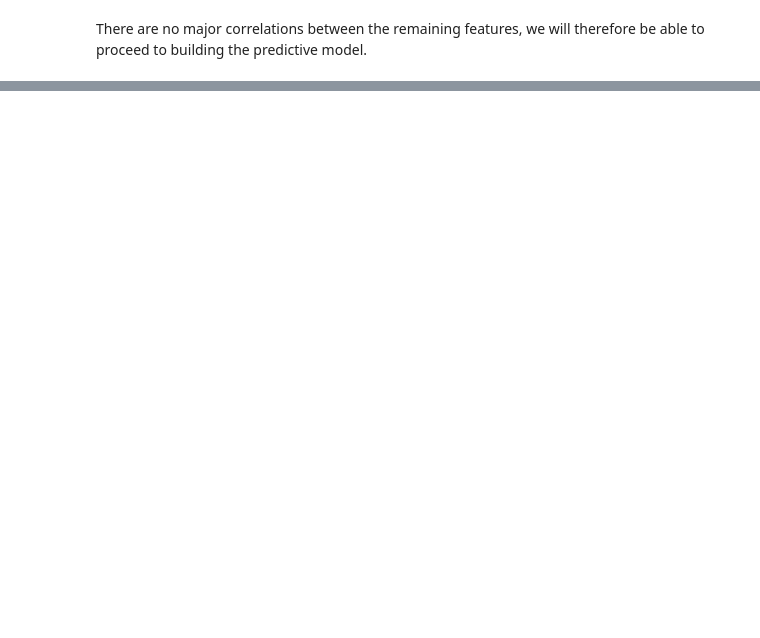
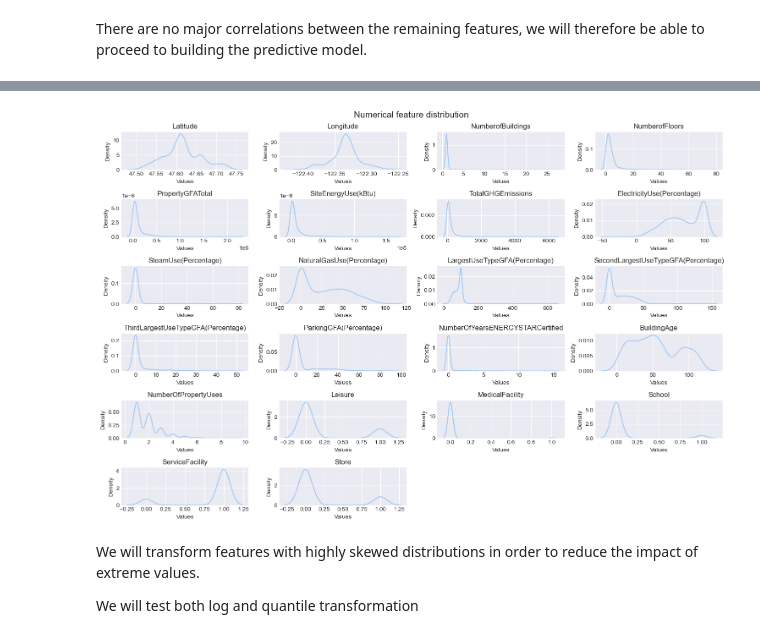
Before and after one commit to Dzov/DSP4, a Jupyter notebook: Haladjian_Amelie-Dzovinar_1_notebook_exploratoire_082023.ipynb, the cells around one changed output, grey strips where cells are left out. Cells and saved outputs as stored; diff of their text form; code cells hidden in the pictures; blank space fills up the shorter version.

Commit message:
feat(models): compare models, improve features

```diff
--- a/Haladjian_Amelie-Dzovinar_1_notebook_exploratoire_082023.ipynb
+++ b/Haladjian_Amelie-Dzovinar_1_notebook_exploratoire_082023.ipynb
@@ -1014,0 +1050,49 @@ There are no major correlations between the remaining features, we will therefor
+# %%
+def kde_plots(compare=False, columns=None):
+    columns = columns if columns else data.select_dtypes(include=["number"]).columns
+    n_cols = 4
+    n_rows = (len(columns) + n_cols - 1) // n_cols
+
+    fig, axes = plt.subplots(n_rows, 4, figsize=(15, 10))
+    for i, column in enumerate(columns):
+        row_idx = i // n_cols
+        col_idx = i % n_cols
+        ax = axes[row_idx, col_idx]
+
+        if compare:
+            sns.kdeplot(
+                data[column + "Log"],
+                ax=ax,
+                label="Log Transformation",
+            )
+            sns.kdeplot(data[column + "Qt"], ax=ax, label="Quantile Transformation")
+            fig.legend(
+                labels=["Log Transformation", "Quantile Transformation"],
+            )
+        else:
+            sns.kdeplot(data[column], ax=ax)
+
+        ax.set_title(f"{column}")
+        ax.set_xlabel("Values")
+        ax.set_ylabel("Density")
+
+    if i + 1 < n_rows * n_cols:
+        for j in range(i + 1, n_rows * n_cols):
+            axes.flat[j].set_visible(False)
+
+    title = (
+        "Distribution transformation comparison"
+        if compare
+        else "Numerical feature distribution"
+    )
+    fig.suptitle(title, fontsize=15)
+    plt.tight_layout()
+    plt.show()
+# %%
+kde_plots()
+# %% [output]
+[figure, added]
+# %% [markdown]
+We will transform features with highly skewed distributions in order to reduce the impact of extreme values.
+
+We will test both log and quantile transformation
```
Also changed, not shown: parts of 14 cells of this notebook, 3 other files.
